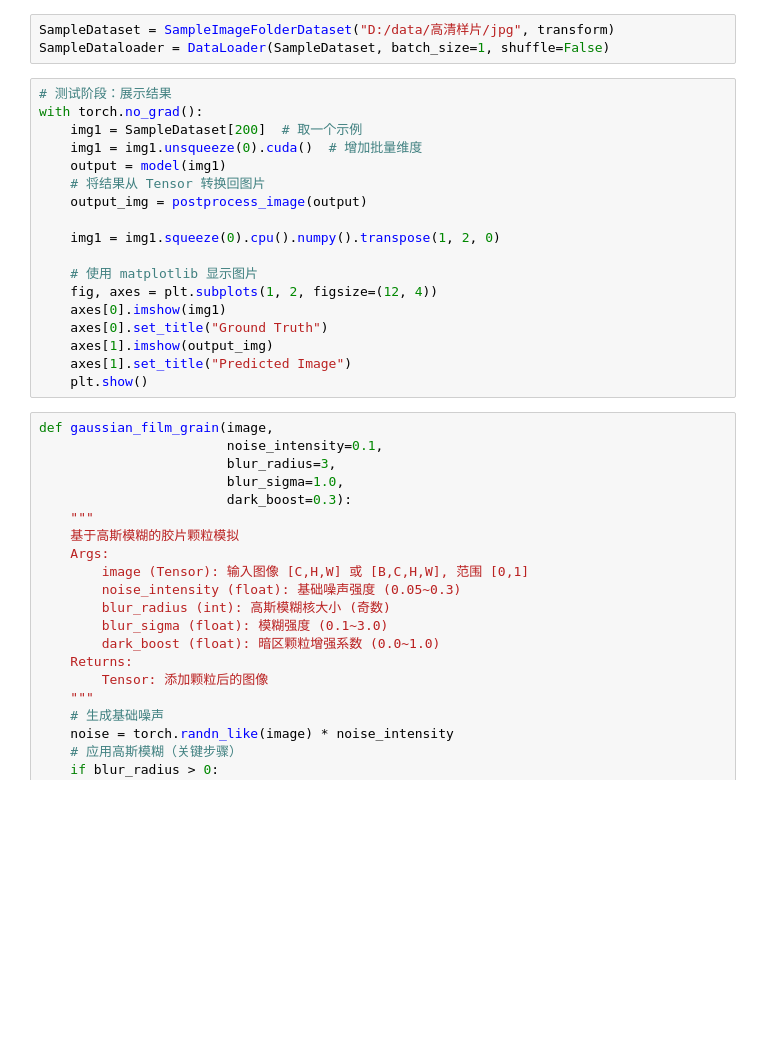
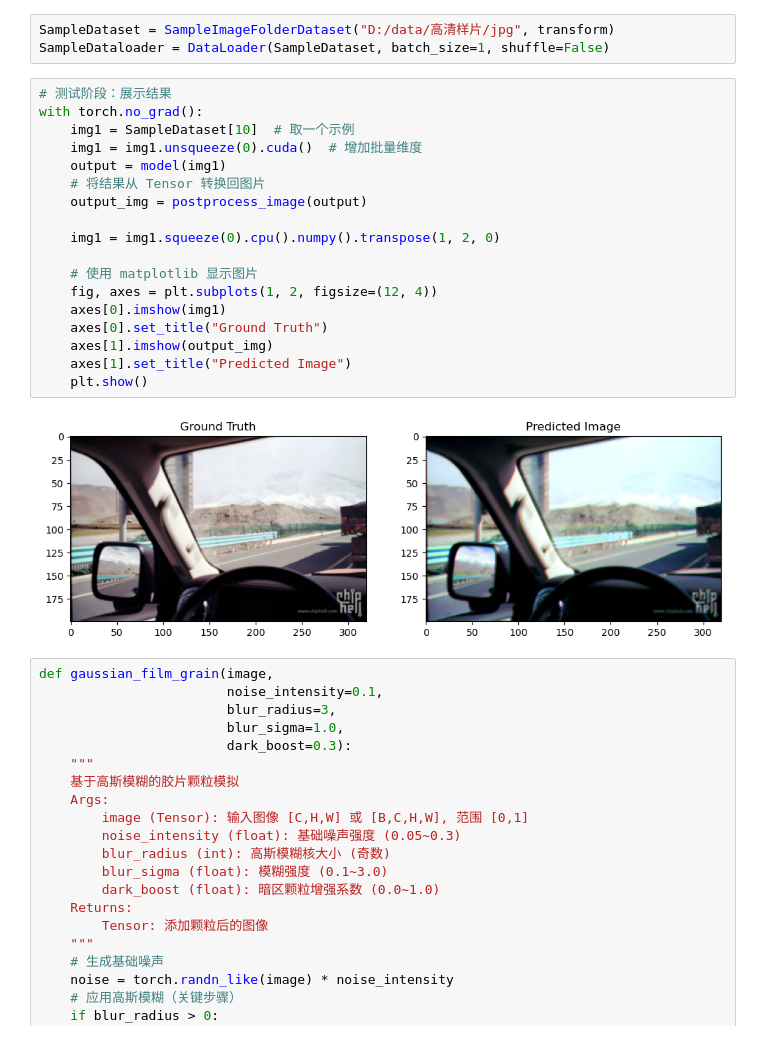
Before and after one commit to SongZihui-sudo/digitalFilm, a Jupyter notebook: DigitalFilm.ipynb, the cells around one changed output. Saved outputs shown, nothing was run; the diff lists cells and outputs as text; blank space fills up the shorter version.

```diff
--- a/DigitalFilm.ipynb
+++ b/DigitalFilm.ipynb
@@ -417,21 +459,23 @@ SampleDataloader = DataLoader(SampleDataset, batch_size=1, shuffle=False)
 # %%
 # 测试阶段：展示结果
 with torch.no_grad():
-    img1 = SampleDataset[200]  # 取一个示例
+    img1 = SampleDataset[10]  # 取一个示例
     img1 = img1.unsqueeze(0).cuda()  # 增加批量维度
     output = model(img1)
     # 将结果从 Tensor 转换回图片
     output_img = postprocess_image(output)
 
     img1 = img1.squeeze(0).cpu().numpy().transpose(1, 2, 0)
 
     # 使用 matplotlib 显示图片
     fig, axes = plt.subplots(1, 2, figsize=(12, 4))
     axes[0].imshow(img1)
     axes[0].set_title("Ground Truth")
     axes[1].imshow(output_img)
     axes[1].set_title("Predicted Image")
     plt.show()
+# %% [output]
+[figure, added]
 # %%
 def gaussian_film_grain(image,
                         noise_intensity=0.1,
```
Also changed, not shown: parts of 16 cells of this notebook, 2 other files.
